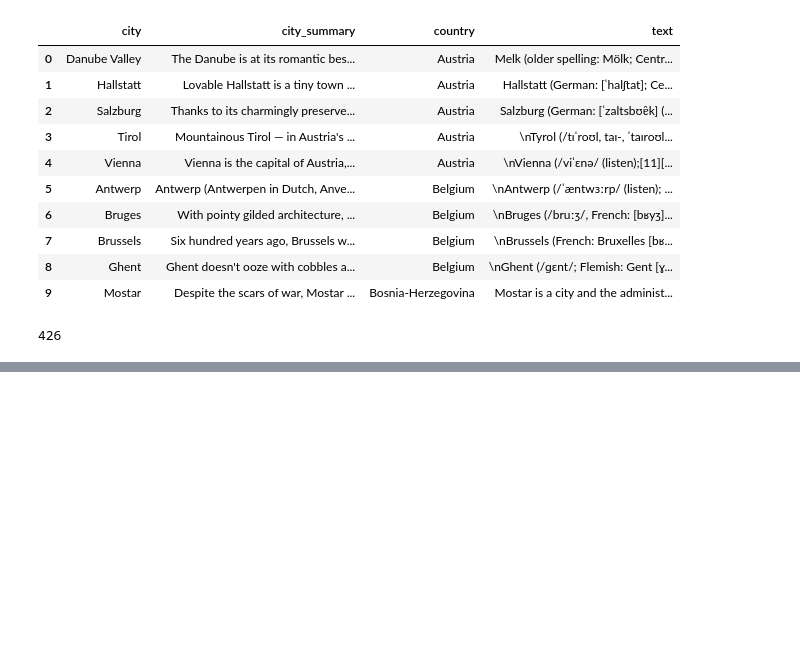
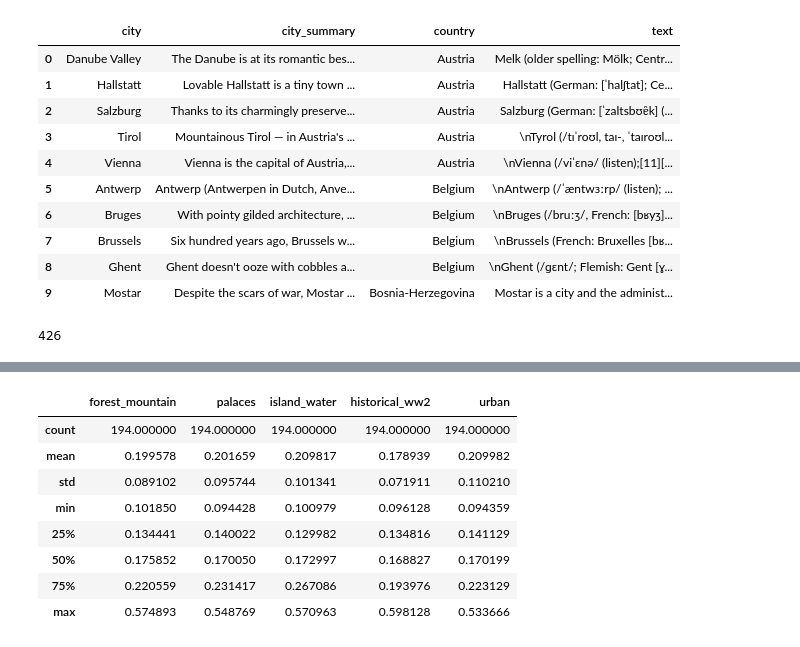
Before and after one commit to kayschulz/travel_destination_recommendation, a Jupyter notebook: data_preparation.ipynb, the cells around one changed output, grey strips where cells are left out. Cells and saved outputs as stored; diff of their text form; code cells hidden in the pictures; blank space fills up the shorter version.

```diff
--- a/data_preparation.ipynb
+++ b/data_preparation.ipynb
@@ -306,0 +362,12 @@ train_vecs[210]
+# %%
+cities_and_topics.describe()
+# %% [output]
+|  | forest_mountain | palaces | island_water | historical_ww2 | urban |
+| count | 194.000000 | 194.000000 | 194.000000 | 194.000000 | 194.000000 |
+| mean | 0.199578 | 0.201659 | 0.209817 | 0.178939 | 0.209982 |
+| std | 0.089102 | 0.095744 | 0.101341 | 0.071911 | 0.110210 |
+| min | 0.101850 | 0.094428 | 0.100979 | 0.096128 | 0.094359 |
+| 25% | 0.134441 | 0.140022 | 0.129982 | 0.134816 | 0.141129 |
+| 50% | 0.175852 | 0.170050 | 0.172997 | 0.168827 | 0.170199 |
+| 75% | 0.220559 | 0.231417 | 0.267086 | 0.193976 | 0.223129 |
+| max | 0.574893 | 0.548769 | 0.570963 | 0.598128 | 0.533666 |
```
Also changed, not shown: parts of 24 cells of this notebook, 3 other files.
